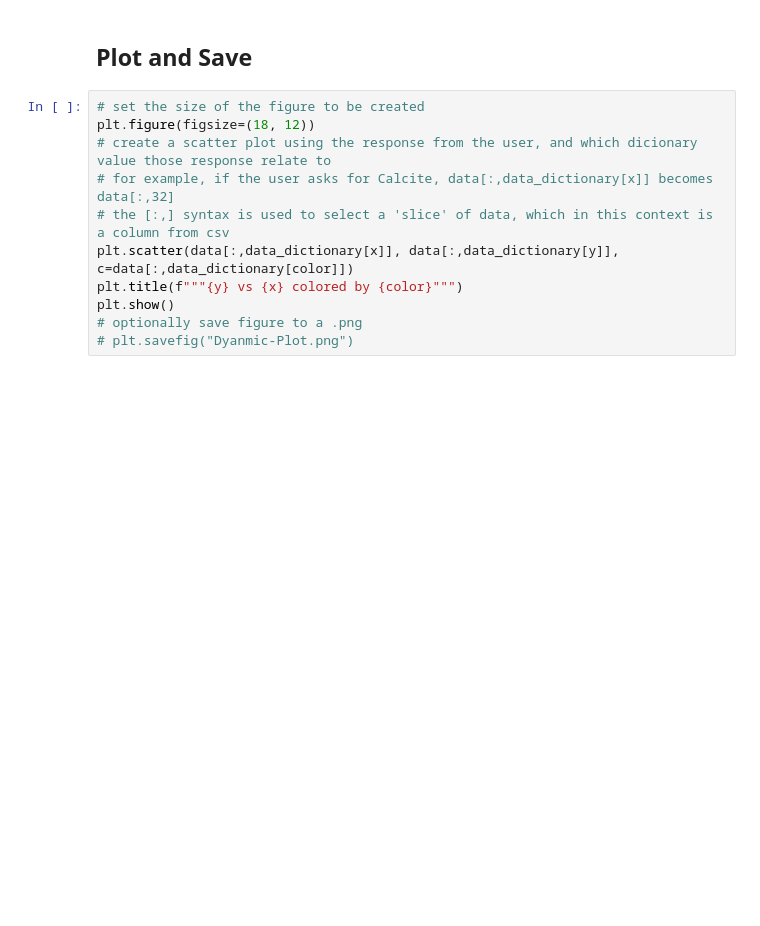
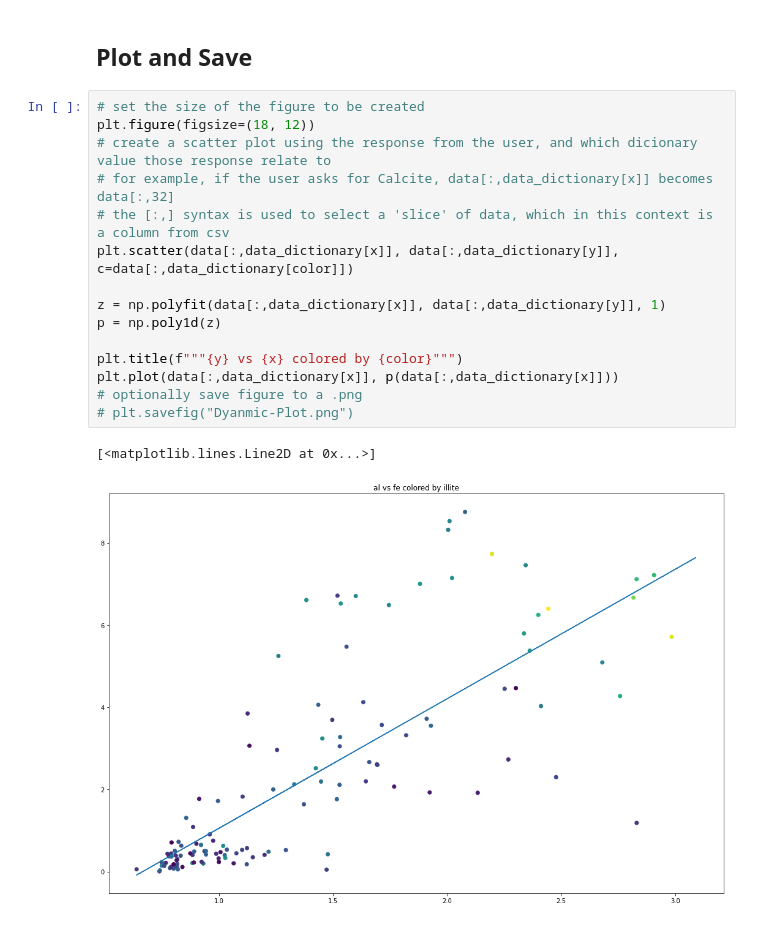
Before and after one commit to JDGrillo/AAPG-Examples, a Jupyter notebook: data-viz/dynamic-plot.ipynb, the cells around one changed output. Cells and saved outputs as stored; diff of their text form; blank space fills up the shorter version.

```diff
--- a/data-viz/dynamic-plot.ipynb
+++ b/data-viz/dynamic-plot.ipynb
@@ -75,11 +74,18 @@ color = input("Please the attribute to be colored by: ").lower()
 # %%
 # set the size of the figure to be created
 plt.figure(figsize=(18, 12))
 # create a scatter plot using the response from the user, and which dicionary value those response relate to
 # for example, if the user asks for Calcite, data[:,data_dictionary[x]] becomes data[:,32]
 # the [:,] syntax is used to select a 'slice' of data, which in this context is a column from csv
 plt.scatter(data[:,data_dictionary[x]], data[:,data_dictionary[y]], c=data[:,data_dictionary[color]])
+
+z = np.polyfit(data[:,data_dictionary[x]], data[:,data_dictionary[y]], 1)
+p = np.poly1d(z)
+
 plt.title(f"""{y} vs {x} colored by {color}""")
-plt.show()
+plt.plot(data[:,data_dictionary[x]], p(data[:,data_dictionary[x]]))
 # optionally save figure to a .png
 # plt.savefig("Dyanmic-Plot.png")
+# %% [output]
+[<matplotlib.lines.Line2D at 0x...>]
+[figure, added]
```
Also changed, not shown: parts of 2 cells of this notebook, 2 other files.
